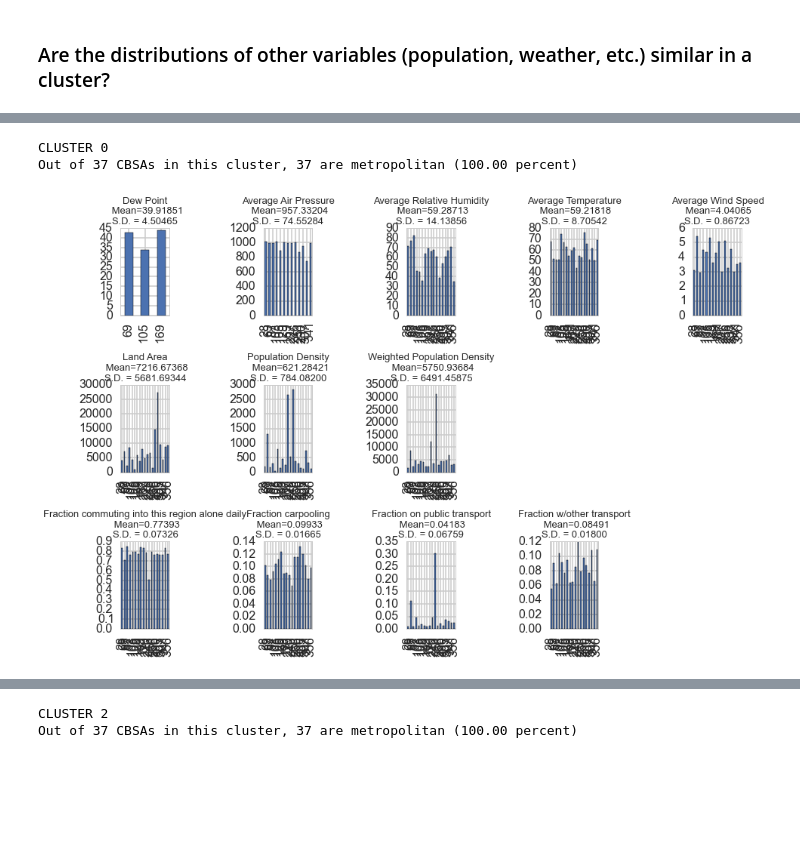
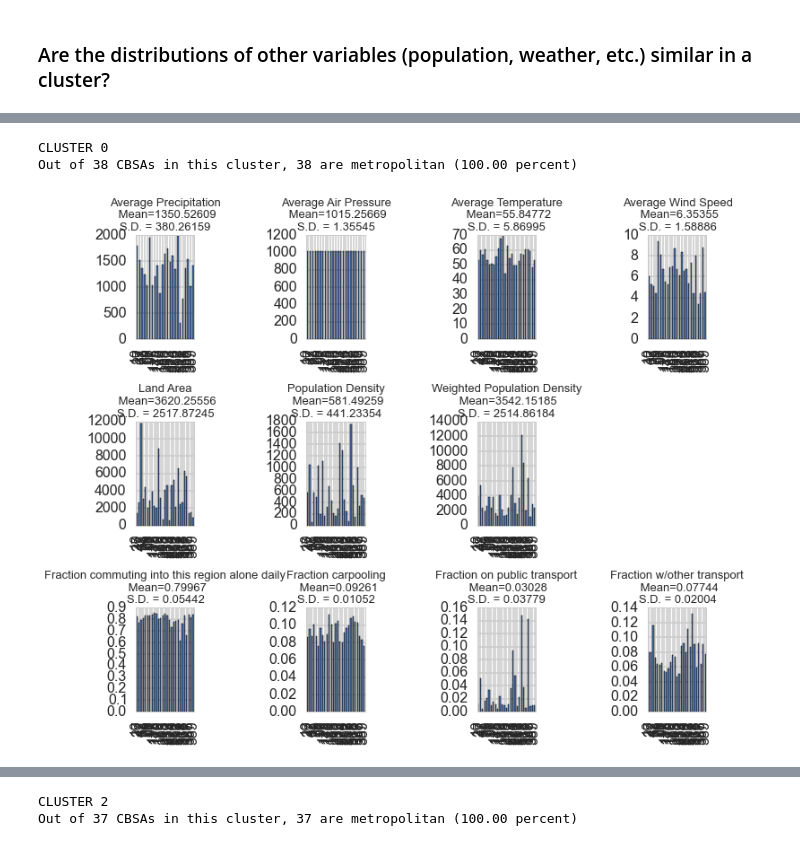
Before and after one commit to mchaffin17/AirPollutionFinalProject, a Jupyter notebook: UnsupervisedAnalysis.ipynb, the cells around one changed output, grey strips where cells are left out. Cells and saved outputs as stored; diff of their text form; code cells hidden in the pictures; blank space fills up the shorter version.

```diff
--- a/UnsupervisedAnalysis.ipynb
+++ b/UnsupervisedAnalysis.ipynb
@@ -32,7 +32,8 @@ from time import time
 Since pollutant levels over the year do not seem to vary much, we completed this analysis with the yearly data we had cleaned.
 # %%
 #Read in yearly data
-YearDat = pd.read_csv('YearDat.csv')  #may have non-complete weather data
+#YearDat = pd.read_csv('YearDat.csv')  #has non-complete weather data
+YearDat = pd.read_csv('YearDat2.csv') #has no incomplete data for covariates
 # %% [markdown]
 ### Complete Case Analysis
 If we subset our yearly data to cities for which we have no missing data, we have data on 80 cities.  Our YearDat.csv file has data on 533 cities in total so we lose a lot of data when we do this.  However, hierarchical clustering needs complete cases in order to work; with missing data it uses infinity as the 'distance' and thus the algorithm cannot run.
@@ -791,27 +814,22 @@ print 'CLUSTER 0'
 clustertouse = cluster0_allVars
 #Weather variables
 plt.subplot(3, 5, 1)
-vals = clustertouse[~np.isnan(clustertouse['DP'])]['DP']
+vals = clustertouse[~np.isnan(clustertouse['Precip'])]['Precip']
 vals.plot(kind='bar')
-plt.title('Dew Point\n Mean=%0.5f\nS.D. = %0.5f'%(np.mean(vals),np.std(vals)),fontsize=13)
+plt.title('Average Precipitation\n Mean=%0.5f\nS.D. = %0.5f'%(np.mean(vals),np.std(vals)),fontsize=13)
 
 plt.subplot(3, 5, 2)
-vals = clustertouse[~np.isnan(clustertouse['PRESS'])]['PRESS']
+vals = clustertouse[~np.isnan(clustertouse['Pressure'])]['Pressure']
 vals.plot(kind='bar')
 plt.title('Average Air Pressure\n Mean=%0.5f\nS.D. = %0.5f'%(np.mean(vals),np.std(vals)),fontsize=13)
 
 plt.subplot(3, 5, 3)
-vals = clustertouse[~np.isnan(clustertouse['RH'])]['RH']
-vals.plot(kind='bar')
-plt.title('Average Relative Humidity\n Mean=%0.5f\nS.D. = %0.5f'%(np.mean(vals),np.std(vals)),fontsize=13)
-
-plt.subplot(3, 5, 4)
-vals = clustertouse[~np.isnan(clustertouse['TEMP'])]['TEMP']
+vals = clustertouse[~np.isnan(clustertouse['Temp'])]['Temp']
 vals.plot(kind='bar')
 plt.title('Average Temperature\n Mean=%0.5f\nS.D. = %0.5f'%(np.mean(vals),np.std(vals)),fontsize=13)
 
-plt.subplot(3, 5, 5)
-vals = clustertouse[~np.isnan(clustertouse['WIND'])]['WIND']
+plt.subplot(3, 5, 4)
+vals = clustertouse[~np.isnan(clustertouse['Wind'])]['Wind']
 vals.plot(kind='bar')
 plt.title('Average Wind Speed\n Mean=%0.5f\nS.D. = %0.5f'%(np.mean(vals),np.std(vals)),fontsize=13)
 
@@ -831,35 +849,35 @@ plt.title('Population Density\n Mean=%0.5f\nS.D. = %0.5f'%(np.mean(vals),np.std(
 
 plt.subplot(3, 5, 8)
 vals = clustertouse[~np.isnan(clustertouse['pop_weight2010'])]['pop_weight2010']
 vals.plot(kind='bar')
 plt.title('Weighted Population Density\n Mean=%0.5f\nS.D. = %0.5f'%(np.mean(vals),np.std(vals)),fontsize=13)
 
 #Transportation variables
 plt.subplot(3, 5, 11)
 vals = clustertouse[~np.isnan(clustertouse['alone_frac'])]['alone_frac']
 vals.plot(kind='bar')
 plt.title('Fraction commuting into this region alone daily\n Mean=%0.5f\nS.D. = %0.5f'%(np.mean(vals),np.std(vals)),fontsize=13)
 
 plt.subplot(3, 5, 12)
 vals = clustertouse[~np.isnan(clustertouse['carpool_frac'])]['carpool_frac']
 vals.plot(kind='bar')
 plt.title('Fraction carpooling\n Mean=%0.5f\nS.D. = %0.5f'%(np.mean(vals),np.std(vals)),fontsize=13)
 
 plt.subplot(3, 5, 13)
 vals = clustertouse[~np.isnan(clustertouse['pt_frac'])]['pt_frac']
 vals.plot(kind='bar')
 plt.title('Fraction on public transport\n Mean=%0.5f\nS.D. = %0.5f'%(np.mean(vals),np.std(vals)),fontsize=13)
 
 plt.subplot(3, 5, 14)
 vals = clustertouse[~np.isnan(clustertouse['other_frac'])]['other_frac']
 vals.plot(kind='bar')
 plt.title('Fraction w/other transport\n Mean=%0.5f\nS.D. = %0.5f'%(np.mean(vals),np.std(vals)),fontsize=13)
 
 plt.tight_layout()
 # %% [output]
 CLUSTER 0
-Out of 37 CBSAs in this cluster, 37 are metropolitan (100.00 percent)
+Out of 38 CBSAs in this cluster, 38 are metropolitan (100.00 percent)
-[figure, old version]
+[figure, new version]
 # %%
 clustertouse = cluster1_allVars
 print 'CLUSTER 1'
```
Also changed, not shown: parts of 28 cells of this notebook.
